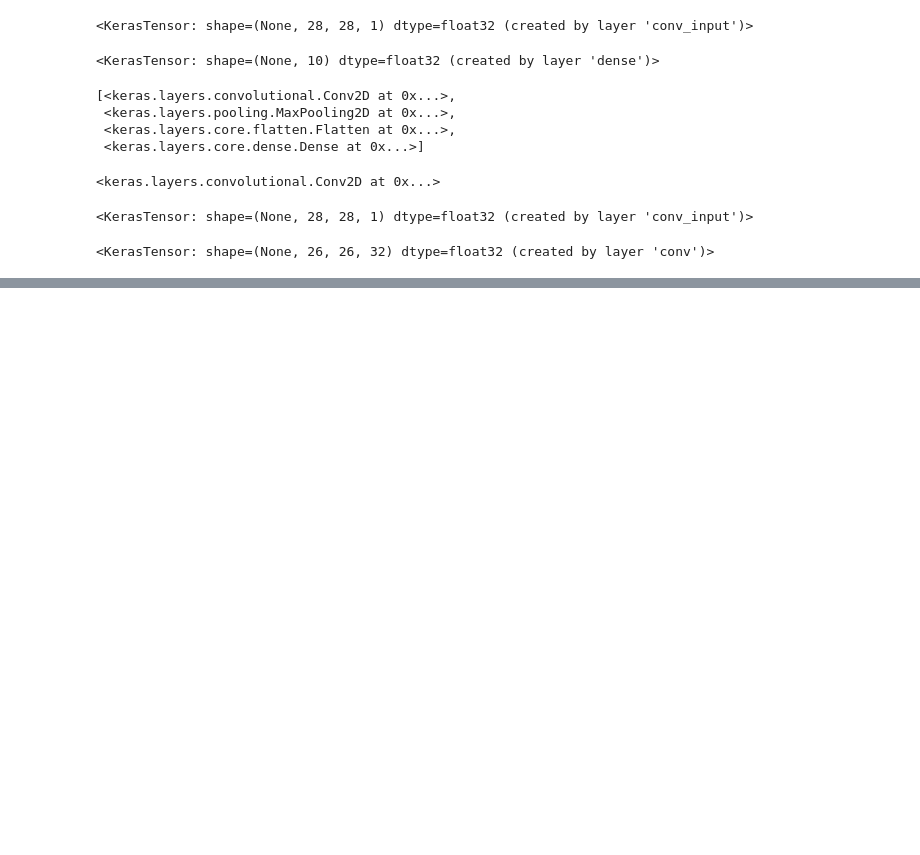
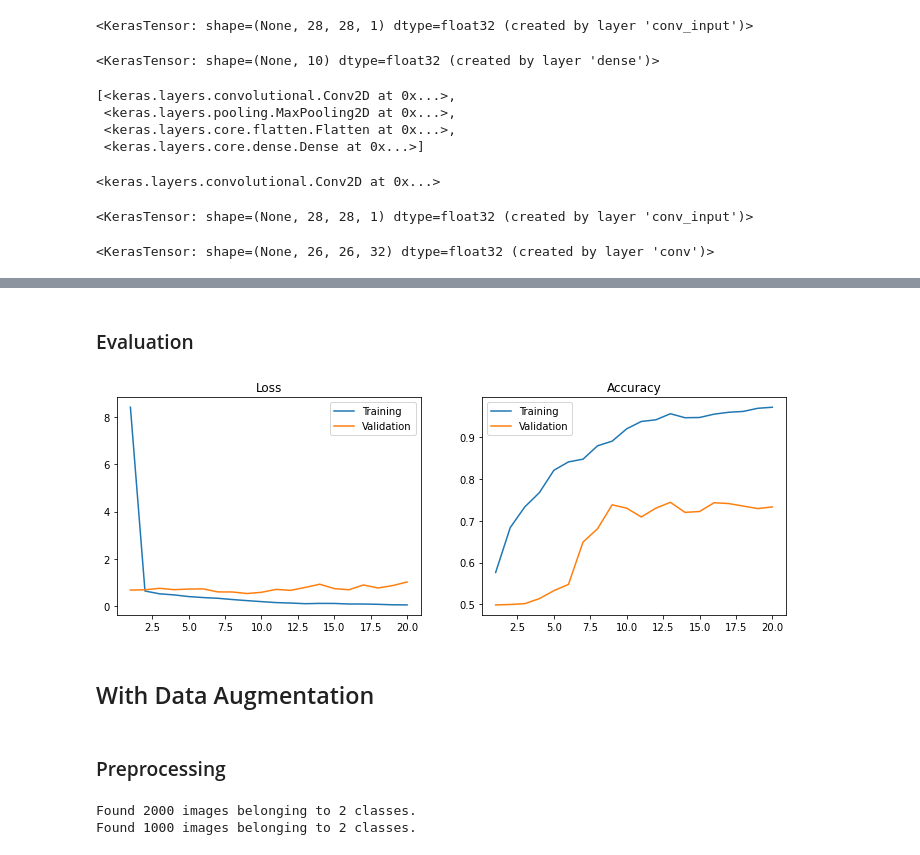
Before and after one commit to EON-LEE/Course-DeepLearning, a Jupyter notebook: Week13.ipynb, the cells around one changed output, grey strips where cells are left out. Saved outputs shown, nothing was run; the diff lists cells and outputs as text; code cells hidden in the pictures; blank space fills up the shorter version.

```diff
--- a/Week13.ipynb
+++ b/Week13.ipynb
@@ -208,0 +392,5 @@ len(activations)
+# %%
+# 모델 컴파일
+model.compile(optimizer=tf.optimizers.Adam(lr=0.001),
+              loss=tf.keras.losses.BinaryCrossentropy(from_logits=True),
+              metrics=['accuracy'])
@@ -208,0 +399,3 @@ len(activations)
+# %%
+# 모델 훈련
+history = model.fit(train_gen, validation_data=valid_gen, epochs=20)
@@ -208,0 +421,54 @@ len(activations)
+# %% [markdown]
+### Evaluation
+# %%
+# 손실함수, 정확도 그래프 그리기
+def plot_loss_acc(history, epoch):
+
+    loss, val_loss = history.history['loss'], history.history['val_loss']
+    acc, val_acc = history.history['accuracy'], history.history['val_accuracy']
+
+    fig, axes = plt.subplots(1, 2, figsize=(12, 4))
+
+    axes[0].plot(range(1, epoch + 1), loss, label='Training')
+    axes[0].plot(range(1, epoch + 1), val_loss, label='Validation')
+    axes[0].legend(loc='best')
+    axes[0].set_title('Loss')
+
+    axes[1].plot(range(1, epoch + 1), acc, label='Training')
+    axes[1].plot(range(1, epoch + 1), val_acc, label='Validation')
+    axes[1].legend(loc='best')
+    axes[1].set_title('Accuracy')
+
+    plt.show()
+
+plot_loss_acc(history, 20)
+# %% [output]
+[figure, added]
+# %% [markdown]
+## With Data Augmentation
+# %% [markdown]
+### Preprocessing
+# %%
+# 이미지 데이터 제너레이터 정의 (Augmentation 적용)
+image_gen_aug = ImageDataGenerator(rescale=1/255.,
+                                   horizontal_flip=True,
+                                   rotation_range=35,
+                                   zoom_range=0.2)
+
+# flow_from_directory 함수로 폴더에서 이미지 가져와서 제너레이터 객체로 정리
+train_gen_aug = image_gen_aug.flow_from_directory(train_dir,
+                                                  batch_size=32,
+                                                  target_size=(224,224),
+                                                  classes=['cats','dogs'],
+                                                  class_mode = 'binary',
+                                                  seed=2020)
+
+valid_gen_aug = image_gen_aug.flow_from_directory(valid_dir,
+                                                  batch_size=32,
+                                                  target_size=(224,224),
+                                                  classes=['cats','dogs'],
+                                                  class_mode = 'binary',
+                                                  seed=2020)
+# %% [output]
+Found 2000 images belonging to 2 classes.
+Found 1000 images belonging to 2 classes.
```
Also changed, not shown: parts of 66 cells of this notebook.
